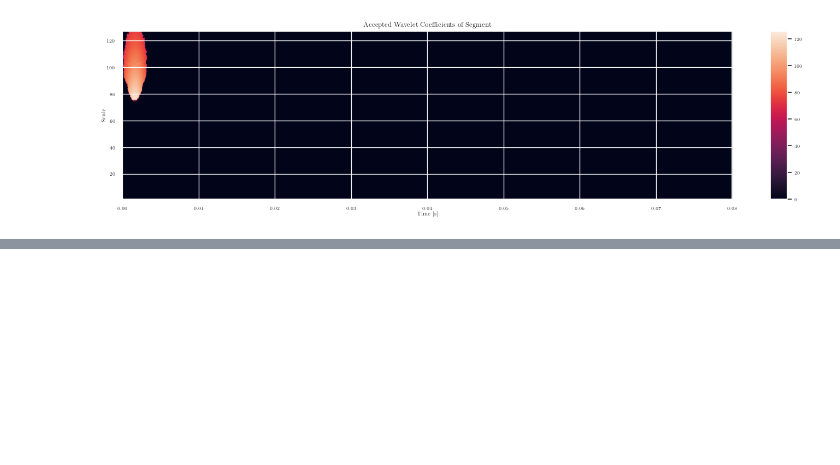
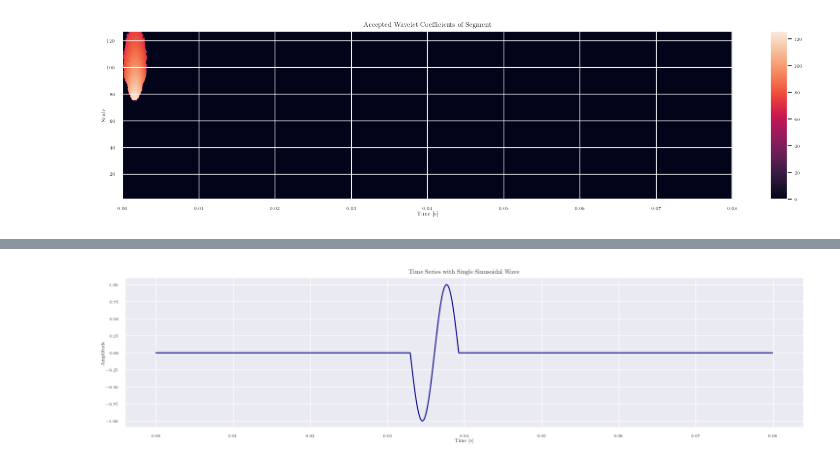
Before and after one commit to TheresaDF/NeuronSpikeEye, a Jupyter notebook: src/visualizations/wavelet_model.ipynb, the cells around one changed output, grey strips where cells are left out. Drawn from its saved outputs; the diff is of its cells as text; code cells hidden in the pictures; blank space fills up the shorter version.

Commit message:
added scalogram plots for different wavelets

```diff
--- a/src/visualizations/wavelet_model.ipynb
+++ b/src/visualizations/wavelet_model.ipynb
@@ -146,12 +142,0 @@ savefig(fig, "wavelet_coefficients_accepted", width = 6, height=1.5)
-# %%
-scales = np.arange(1, 128)
-bin_idx = 2
-
-fig = plt.figure(figsize = (18, 4))
-plt.plot(np.arange(2400) / 30000, bins[:, bin_idx], color = "darkblue", linewidth = 0.7)
-plt.plot(np.arange(2400) / 30000, true_bins[:, bin_idx], '--', color = "darkred", linewidth = 0.7)
-plt.title("Segment of Signal")
-plt.ylabel("Amplitude [uV]")
-plt.xlabel("Time [s]")
-plt.legend(["Observed Signal", "True Signal"])
-plt.show()
@@ -203,0 +143,72 @@ savefig(fig, "nmf_post_coefficients", width = 6, height=1.5)
+# %%
+t = np.arange(2400) / 30000
+# x = np.cos(1000 *  t)
+x = np.zeros(2400)
+# insert single sinusoidal wave
+x[990:1178] = np.cos(1000 * t[990:1178])
+
+coefs, frequencies = pywt.cwt(x, scales, wavelet='cgau1', sampling_period=1/30000)
+
+fig = plt.figure(figsize = (18, 4))
+plt.plot(t, x, color = "darkblue")
+plt.title("Time Series with Single Sinusoidal Wave")
+plt.xlabel("Time [s]")
+plt.ylabel("Amplitude")
+plt.show()
+
+savefig(fig, "wavelet_single_sinus", width = 6.5, height=1.5)
+
+
+fig = plt.figure(figsize = (6, 4))
+plt.imshow(np.flipud(np.abs(coefs)), extent=[0, len(x) / 30000, frequencies.min(), frequencies.max()],
+           aspect='auto', origin='lower',  vmin = 0, vmax = 10)
+# plt.colorbar(aspect = 10)
+plt.yscale('log')  # Logarithmic scale for frequency
+plt.yticks([100, 1000, 3000, 6000, 9000], ["100", "1000", "3000", "6000", "9000"])
+plt.xticks([0.03, 0.04, 0.05], ["0.03", "0.04", "0.05"])
+plt.title("Gaussian (cgau1)")
+plt.ylabel("Frequency [Hz]")
+plt.xlabel("Time [s]")
+plt.xlim([0.025, 0.05])
+plt.show()
+
+savefig(fig, "wavelet_single_sinus_gaus", width = 1.7, height=1.2)
+
+
+coefs, frequencies = pywt.cwt(x, np.arange(1, 500), wavelet='morl', sampling_period=1/30000)
+
+
+fig = plt.figure(figsize = (6, 4))
+plt.imshow(np.flipud(np.abs(coefs)), extent=[0, len(x) / 30000, frequencies.min(), frequencies.max()],
+           aspect='auto', origin='lower', vmin = 0, vmax = 10)
+# plt.colorbar(aspect = 10)
+plt.yscale('log')  # Logarithmic scale for frequency
+plt.yticks([100, 1000, 3000, 8000, 15000], ["100", "1000", "3000", "8000", "15000"])
+plt.xticks([0.03, 0.04, 0.05], ["0.03", "0.04", "0.05"])
+plt.title("Morlet")
+# plt.ylabel("Frequency [Hz]")
+plt.xlabel("Time [s]")
+plt.xlim([0.025, 0.05])
+plt.show()
+
+savefig(fig, "wavelet_single_sinus_morl", width = 1.7, height=1.2)
+
+coefs, frequencies = pywt.cwt(x, np.linspace(0.1, 128, num=140), wavelet='mexh', sampling_period=1/30000)
+
+
+fig = plt.figure(figsize = (6, 4))
+plt.imshow(np.flipud(np.abs(coefs)), extent=[0, len(x) / 30000, frequencies.min(), frequencies.max()],
+           aspect='auto', origin='lower',  vmin = 0, vmax = 10)
+plt.colorbar(aspect = 10)
+plt.yscale('log')  # Logarithmic scale for frequency
+plt.yticks([100, 1000, 3000, 9000, 24000], ["100", "1000", "3000", "9000", "24000"])
+plt.xticks([0.03, 0.04, 0.05], ["0.03", "0.04", "0.05"])
+plt.title("Mexican Hat")
+# plt.ylabel("Frequency [Hz]")
+plt.xlabel("Time [s]")
+plt.xlim([0.025, 0.05])
+plt.show()
+
+savefig(fig, "wavelet_single_sinus_mexh", width = 1.7, height=1.2)
+# %% [output]
+[figure, added]
```
Also changed, not shown: parts of 5 cells of this notebook.
